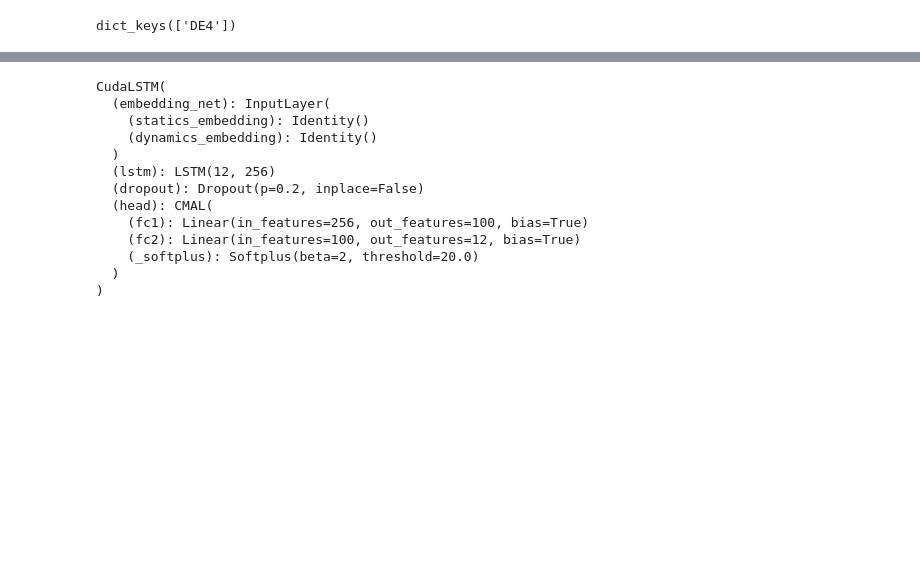
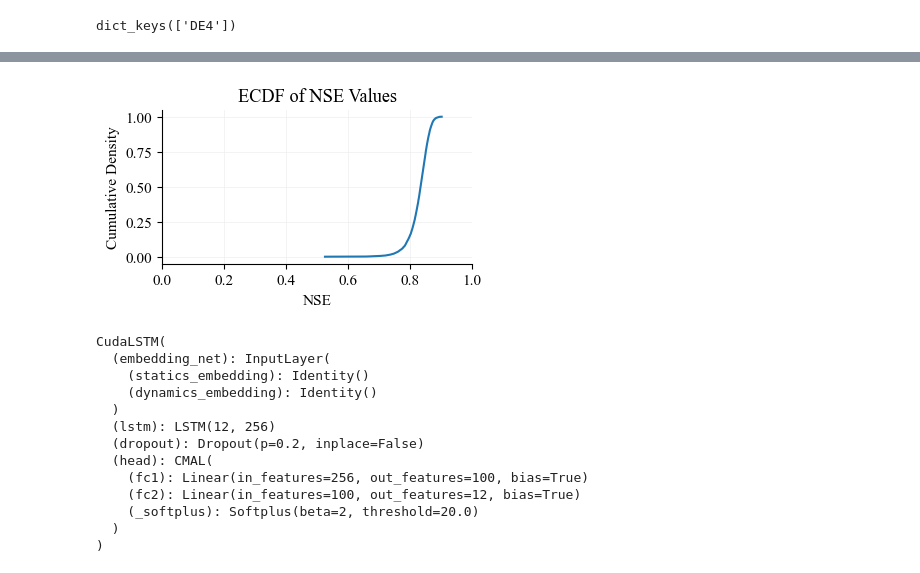
Before and after one commit to gjohnen1/neuralhydrology, a Jupyter notebook: camels_harz/single_basin_multi_forcing_MDN/DE4_riefensbeek_soese/DE_4_riefensbeek_soese_mdn.ipynb, the cells around one changed output, grey strips where cells are left out. Saved outputs shown, nothing was run; the diff lists cells and outputs as text; code cells hidden in the pictures; blank space fills up the shorter version.

```diff
--- a/camels_harz/single_basin_multi_forcing_MDN/DE4_riefensbeek_soese/DE_4_riefensbeek_soese_mdn.ipynb
+++ b/camels_harz/single_basin_multi_forcing_MDN/DE4_riefensbeek_soese/DE_4_riefensbeek_soese_mdn.ipynb
@@ -82,6 +95,78 @@ Dimensions without coordinates: samples
 # Extract observations and simulations
 qobs = results['DE4']['1D']['xr']['discharge_vol_obs']
 qsim = results['DE4']['1D']['xr']['discharge_vol_sim']
+# %%
+# Define the NSE calculation function
+def nse(obs, sim):
+    """
+    Calculate Nash-Sutcliffe Efficiency (NSE) between observed and simulated data.
+
+    Parameters:
+    obs (np.ndarray): Observed data array of shape (823,)
+    sim (np.ndarray): Simulated data array of shape (823,)
+
+    Returns:
+    float: NSE value
+    """
+    # Ensure inputs are 1D numpy arrays
+    obs = np.asarray(obs).flatten()
+    sim = np.asarray(sim).flatten()
+
+    # Calculate numerator and denominator for NSE
+    denominator = np.sum((obs - np.mean(obs))**2)
+    numerator = np.sum((sim - obs)**2)
+
+    # Calculate NSE
+    value = 1 - numerator / denominator
+    return value
+
+# Load or assign the observed data (shape: 823 x 1)
+# Replace '...' with your actual data loading code
+obs_data = qobs  # xarray.DataArray of shape (823, 1)
+obs = obs_data.values.flatten()  # Convert to 1D numpy array of shape (823,)
+
+# Load or assign the simulated data (shape: 823 x 1 x 1000)
+# Replace '...' with your actual data loading code
+sim_data = qsim  # xarray.DataArray of shape (823, 1, 1000)
+
+# Number of samples (should be 1000)
+num_samples = sim_data.shape[2]
+
+# Initialize a list to store NSE values
+nse_values = []
+
+# Loop over each sample to calculate NSE
+for i in range(num_samples):
+    # Extract simulated data for the i-th sample (shape: 823,)
+    sim_sample = sim_data[:, 0, i]
+
+    # Calculate NSE between observed data and simulated sample
+    nse_i = nse(obs, sim_sample)
+
+    # Append the NSE value to the list
+    nse_values.append(nse_i)
+
+# Convert the list of NSE values to a numpy array
+nse_values = np.array(nse_values)
+
+# Sort the NSE values in ascending order
+nse_sorted = np.sort(nse_values)
+
+# Calculate cumulative probabilities for the ECDF
+cum_probs = np.arange(1, len(nse_sorted) + 1) / len(nse_sorted)
+
+# Plot the ECDF
+plt.figure(figsize=(4, 2))
+plt.plot(nse_sorted, cum_probs, linestyle='-')
+plt.xlabel('NSE')
+plt.ylabel('Cumulative Density')
+plt.title('ECDF of NSE Values')
+plt.xlim(0, 1)
+plt.ylim(-0.05, 1.05)
+plt.grid(True)
+plt.show()
+# %% [output]
+[figure, added]
 # %%
 cudalstm_config = Config(Path("DE_4_basin.yml"))
 
```
Also changed, not shown: parts of 6 cells of this notebook, 1 other file.
